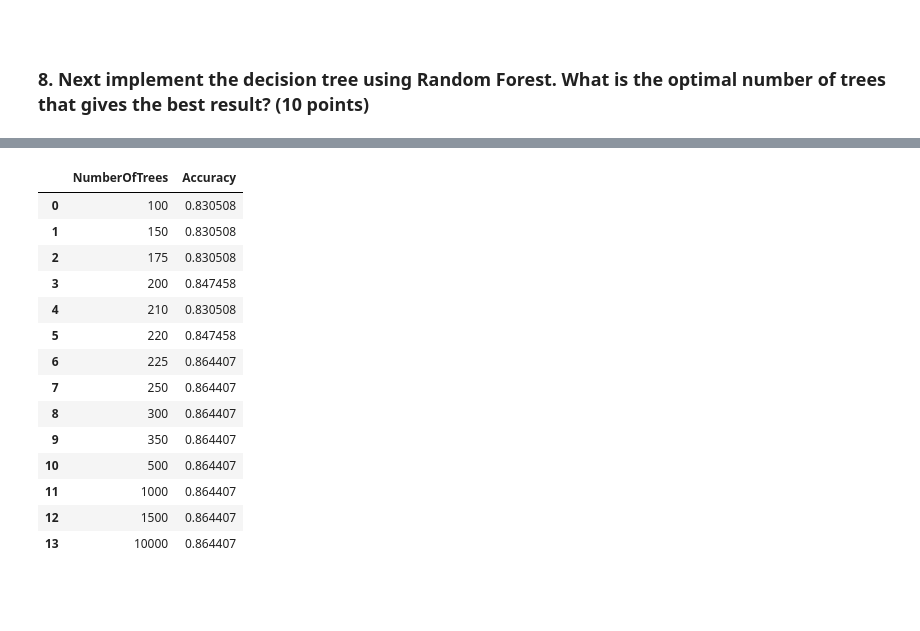
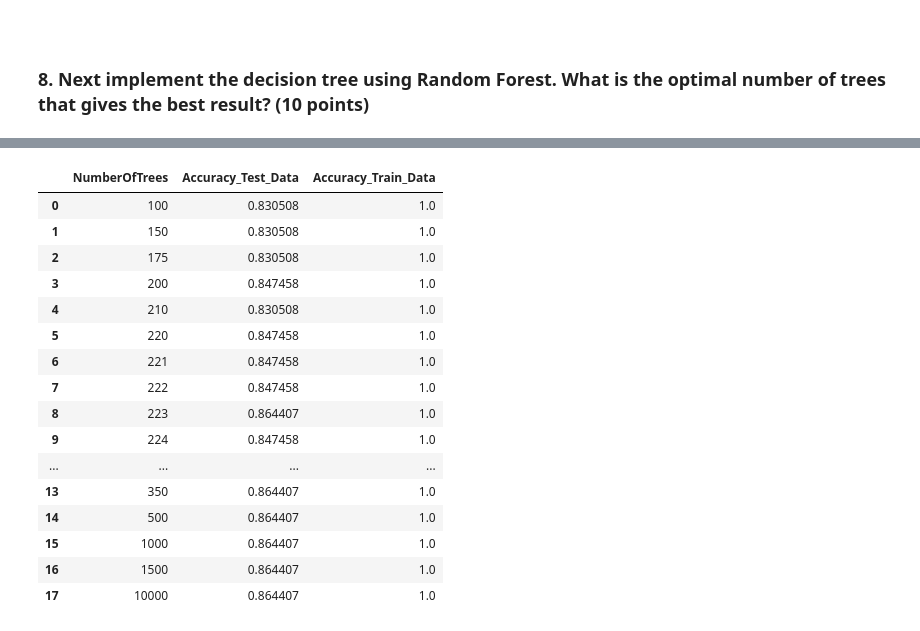
Before and after one commit to GreatLearningAIML1/chennai-aug-batch-senthilvelavan, a Jupyter notebook: EnsembleTechniques-R3-Project1/EnsembleTechniques_R3_Project1_Parkinson’s Disease.ipynb, the cells around one changed output, grey strips where cells are left out. Drawn from its saved outputs; the diff is of its cells as text; code cells hidden in the pictures; blank space fills up the shorter version.

```diff
--- a/EnsembleTechniques-R3-Project1/EnsembleTechniques_R3_Project1_Parkinson’s Disease.ipynb
+++ b/EnsembleTechniques-R3-Project1/EnsembleTechniques_R3_Project1_Parkinson’s Disease.ipynb
@@ -523,7 +523,7 @@ spread1       0.389810
 # %%
 ## Defining the model including train_test_split in a function so that it can be invoked multiple times
 
-def model(X_func,Y_func,criteria,maxDepth,minLeaf,depth,accuracy_train,accuracy_test):
+def model(X_func,Y_func,criteria,maxDepth,minLeaf,depth,accuracy_train,accuracy_test,printLog):
     X_func_train,X_func_test,Y_func_train,Y_func_test = train_test_split(X_func,Y_func,test_size=0.3,random_state=100)
 
     if(maxDepth=='None' and minLeaf=='None'):
@@ -536,17 +536,21 @@ def model(X_func,Y_func,criteria,maxDepth,minLeaf,depth,accuracy_train,accuracy_
     depth.append(maxDepth)
     accuracy_train.append(dtc_func.score(X_func_train,Y_func_train))
     accuracy_test.append(dtc_func.score(X_func_test,Y_func_test))
-    print('score of test data',dtc_func.score(X_func_test,Y_func_test))
-    print('score of train data',dtc_func.score(X_func_train,Y_func_train))
+    if(printLog):
+        print('score of test data',dtc_func.score(X_func_test,Y_func_test))
+        print('score of train data',dtc_func.score(X_func_train,Y_func_train))
     Y_func_pred = dtc_func.predict(X_func_test)
-    print(pd.DataFrame(metrics.confusion_matrix(Y_func_test,Y_func_pred)))
+    if(printLog):
+        print(pd.DataFrame(metrics.confusion_matrix(Y_func_test,Y_func_pred)))
 
     PD_No_Yes_func_File = open('PD_No_Yes_func.dot','w')
     dot_data_func = tree.export_graphviz(dtc_func, out_file=PD_No_Yes_func_File, feature_names = list(X_func_train), class_names = list(train_char_label))
     PD_No_Yes_func_File.close()
-    print (pd.DataFrame(dtc_func.feature_importances_, columns = ["Imp"], index = X_func_train.columns))
+    if(printLog):
+        print (pd.DataFrame(dtc_func.feature_importances_, columns = ["Imp"], index = X_func_train.columns))
 # %%
-## Reducing the max_depth to 4 instead of the original 5
+## Reducing the max_depth to 4 instead of the original 5, gives same accuracy for the test data and at the same time
+## it is not overfitted model w.r.t training data
 
 depth=[]
 accuracy_train=[]
@@ -554,7 +558,7 @@ accuracy_test=[]
 for x in range(1,6):
     Y_reg = pd_df[['status']]
     X_reg = pd_df[['MDVP:Fo(Hz)','MDVP:Shimmer','PPE','spread1']]
-    model(X_reg,Y_reg,'entropy',x,'None',depth,accuracy_train,accuracy_test)
+    model(X_reg,Y_reg,'entropy',x,'None',depth,accuracy_train,accuracy_test, False)
     ##system("dot -Tpng PD_No_Yes_func.dot -o PD_No_Yes_func.png")
     ##Image("PD_No_Yes_func.png")
 
@@ -631,21 +603,26 @@ Average accuracy:  0.7990058479532164
 <br>
 </h3>
 # %%
-def rfc_dt(numberOfTrees,trees_df,treenos):
+## Function to pass the numberOfTrees as parameter
+## As the number of trees increases to 225, the accuracy gets stabilized at 0.86
+
+def rfc_dt(numberOfTrees,trees_df,treenos,rfc_accuracy_test,rfc_accuracy_train):
     rfc = RandomForestClassifier(n_estimators=numberOfTrees, random_state=100)
     rfc.fit(X_train,Y_train)
     Y_rfc_predict = rfc.predict(X_test)
     metrics.confusion_matrix(Y_test,Y_rfc_predict)
-    print(rfc.score(X_test,Y_test))
-    trees_df.append(rfc.score(X_test,Y_test))
+    ##print(rfc.score(X_test,Y_test))
+    rfc_accuracy_train.append(rfc.score(X_train,Y_train))
+    rfc_accuracy_test.append(rfc.score(X_test,Y_test))
     treenos.append(treenos)
 # %%
-treenos = pd.Series([100,150,175,200,210,220,22225,250,300,350,500,1000,1500,10000])
-trees_df = []
+treenos = pd.Series([100,150,175,200,210,220,221,222,223,224,225,250,300,350,500,1000,1500,10000])
+rfc_accuracy_test = []
+rfc_accuracy_train = []
 
 for x in treenos:
-    rfc_dt(x,trees_df,treenos)
-tree_dataframe = pd.DataFrame({'NumberOfTrees':treenos,'Accuracy':trees_df})
+    rfc_dt(x,trees_df,treenos,rfc_accuracy_test,rfc_accuracy_train)
+tree_dataframe = pd.DataFrame({'NumberOfTrees':treenos,'Accuracy_Test_Data':rfc_accuracy_test,'Accuracy_Train_Data':rfc_accuracy_train})
 tree_dataframe
 ##sns.jointplot('NumberOfTrees','Accuracy',tree_dataframe)
 # %% [output]
@@ -666,18 +629,20 @@ tree_dataframe
-|  | NumberOfTrees | Accuracy |
-| 0 | 100 | 0.830508 |
-| 1 | 150 | 0.830508 |
-| 2 | 175 | 0.830508 |
-| 3 | 200 | 0.847458 |
-| 4 | 210 | 0.830508 |
-| 5 | 220 | 0.847458 |
-| 6 | 225 | 0.864407 |
-| 7 | 250 | 0.864407 |
-| 8 | 300 | 0.864407 |
-| 9 | 350 | 0.864407 |
-| 10 | 500 | 0.864407 |
-| 11 | 1000 | 0.864407 |
-| 12 | 1500 | 0.864407 |
-| 13 | 10000 | 0.864407 |
+|  | NumberOfTrees | Accuracy_Test_Data | Accuracy_Train_Data |
+| 0 | 100 | 0.830508 | 1.0 |
+| 1 | 150 | 0.830508 | 1.0 |
+| 2 | 175 | 0.830508 | 1.0 |
+| 3 | 200 | 0.847458 | 1.0 |
+| 4 | 210 | 0.830508 | 1.0 |
+| 5 | 220 | 0.847458 | 1.0 |
+| 6 | 221 | 0.847458 | 1.0 |
+| 7 | 222 | 0.847458 | 1.0 |
+| 8 | 223 | 0.864407 | 1.0 |
+| 9 | 224 | 0.847458 | 1.0 |
+| ... | ... | ... | ... |
+| 13 | 350 | 0.864407 | 1.0 |
+| 14 | 500 | 0.864407 | 1.0 |
+| 15 | 1000 | 0.864407 | 1.0 |
+| 16 | 1500 | 0.864407 | 1.0 |
+| 17 | 10000 | 0.864407 | 1.0 |
 # %%
 ## Analysis of accuracy score for the above models
 scoretable = {'OverfittedFewVariables':[dtc1.score(X_1_test,Y_1_test),dtc1.score(X_1_train,Y_1_train),'NA'],
```
Also changed, not shown: parts of 5 cells of this notebook.
